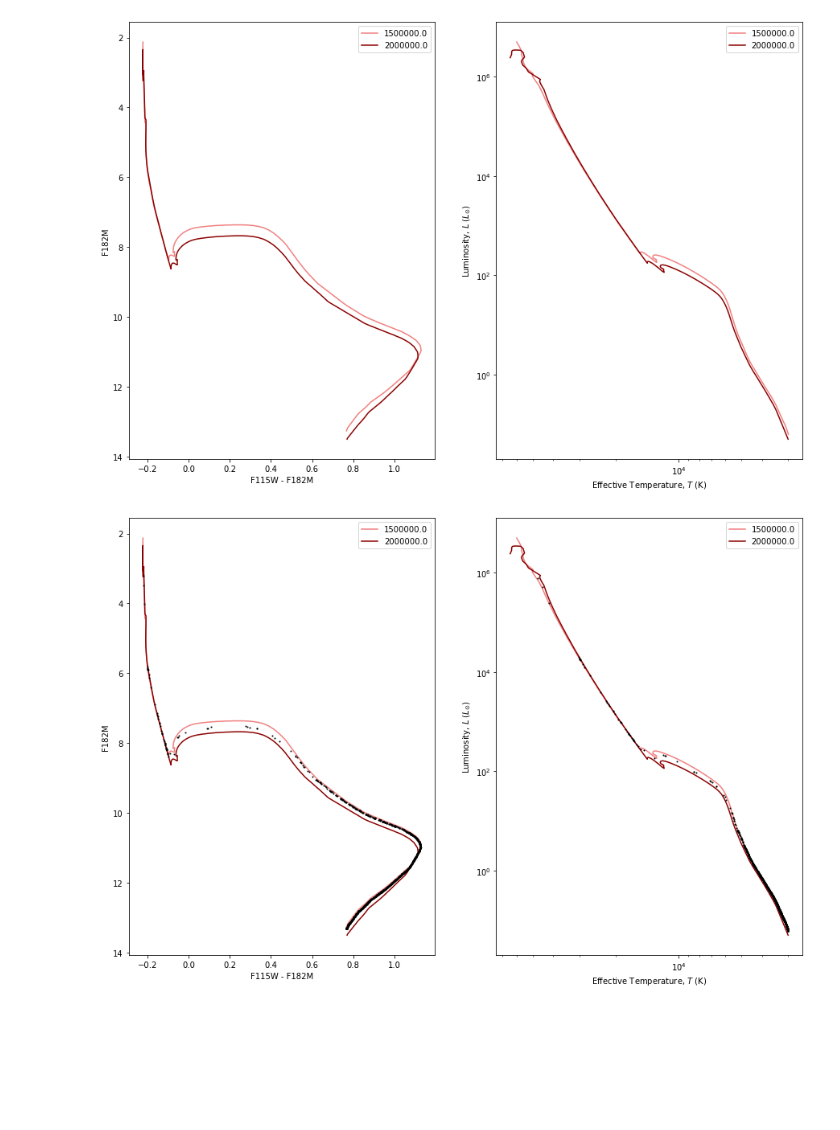
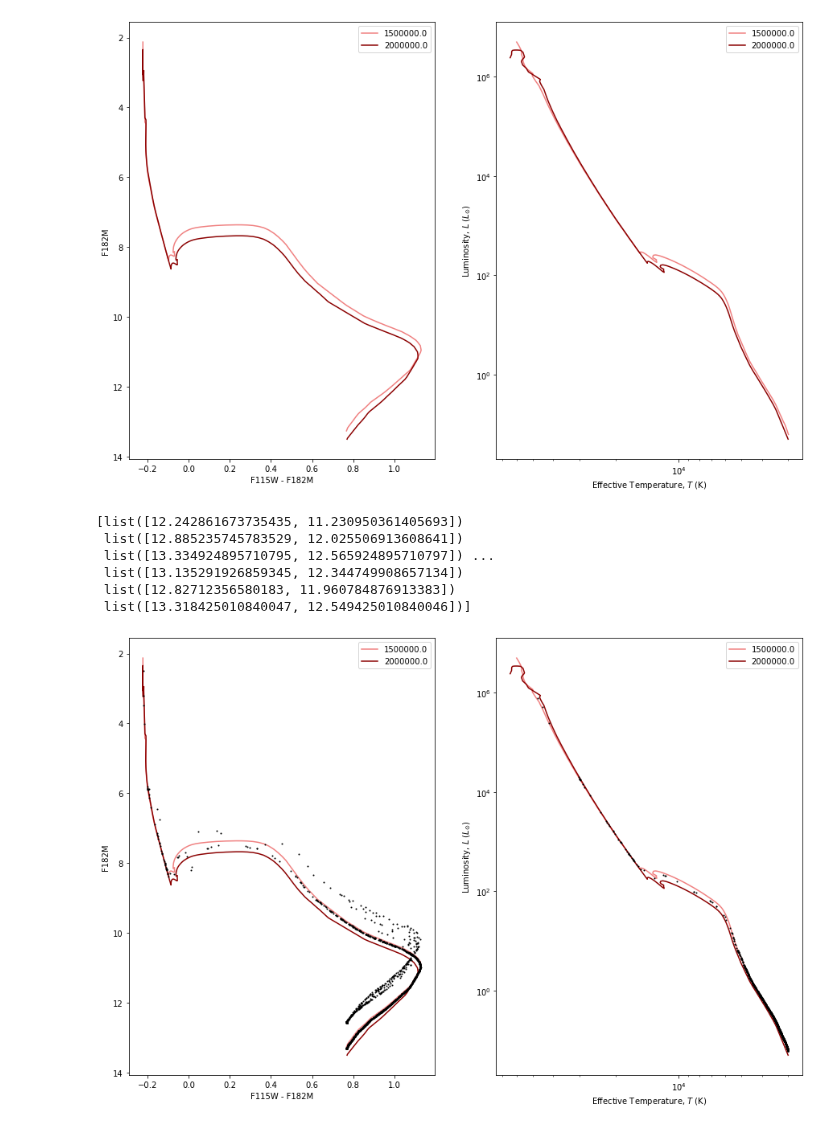
Before and after one commit to zangston/synthetic-cmd-dev, a Jupyter notebook: 11-28/interpolation/multiples/1p6myr-near-inst.ipynb, the cells around one changed output. Cells and saved outputs as stored; diff of their text form; code cells hidden in the pictures; blank space fills up the shorter version.

Commit message:
Generate synthetic CMD for near-instantaneous model with unresolved binaries

```diff
--- a/11-28/interpolation/multiples/1p6myr-near-inst.ipynb
+++ b/11-28/interpolation/multiples/1p6myr-near-inst.ipynb
@@ -193,6 +210,45 @@ for i in range(len(stars)):
     stars[i][0] = stars[i][0] * watts_to_lsun
 
 # print(stars)
+# %%
+# perform interpolation on companion stars
+companions = np.empty(len(compMasses), dtype=object)
+
+for i in range(len(companions)):
+    if (i + first_binary) in skip:
+        continue
+    companions[i] = interpolator.interpolate(level_ages_myr[i + first_binary], compMasses[i], instances, log_age_arr, filters)
+
+for i in range(len(companions)):
+    if (i + first_binary) in skip:
+        continue
+    companions[i][0] = companions[i][0] * watts_to_lsun
+# %%
+# combine magnitudes on binary stars
+unresolved_binaries = np.empty(len(companions), dtype=object)
+
+for i in range(len(companions)):
+    if (i + first_binary) in skip:
+        continue
+
+    flux11 = np.power(10, stars[i + first_binary][3] / -2.5) * 3.6e-8
+    flux21 = np.power(10, companions[i][3] / -2.5) * 3.6e-8
+    mag1 = -2.5 * np.log10((flux11 + flux21) / 3.6e-8)
+
+    flux12 = np.power(10, stars[i + first_binary][4] / -2.5) * 3.6e-8
+    flux22 = np.power(10, companions[i][4] / -2.5) * 3.6e-8
+    mag2 = -2.5 * np.log10((flux12 + flux22) / 3.6e-8)
+
+    unresolved_binaries[i] = [mag1, mag2]
+
+print(unresolved_binaries)
+# %% [output]
+[list([12.242861673735435, 11.230950361405693])
+ list([12.885235745783529, 12.025506913608641])
+ list([13.334924895710795, 12.565924895710797]) ...
+ list([13.135291926859345, 12.344749908657134])
+ list([12.82712356580183, 11.960784876913383])
+ list([13.318425010840047, 12.549425010840046])]
 # %%
 fig, axes = py.subplots(figsize=(15, 10))
 
@@ -219,31 +275,36 @@ py.legend()
 for i in range(len(stars)):
     if i in skip or masses[i] < 0.1:
         continue
     py.plot(stars[i][3] - stars[i][4], stars[i][4], marker='o', markersize=1, color='k')
 
+for i in range(len(unresolved_binaries)):
+    if (i + first_binary) in skip or masses[i] < 0.1:
+        continue
+    py.plot(unresolved_binaries[i][0] - unresolved_binaries[i][1], unresolved_binaries[i][1], marker='o', markersize=1, color='k')
+
 # Plot HR
 py.subplot(1, 2, 2)
 
 for i in range(len(idx_arr)):
     idx = idx_arr[i]
     data_iso_Lsun = instances[idx].points['L'] * watts_to_lsun
     if i == 0:
         py.plot(instances[idx].points['Teff'], data_iso_Lsun, 'lightcoral', label=level_age_arr[i])
     elif i == len(idx_arr) - 1:
         py.plot(instances[idx].points['Teff'], data_iso_Lsun, 'darkred', label=level_age_arr[i])
     else:
         py.plot(instances[idx].points['Teff'], data_iso_Lsun, 'red', label='')
 
 py.xscale('log')
 py.yscale('log')
 py.xlabel('Effective Temperature, $T$ (K)')
 py.ylabel('Luminosity, $L$ ($L_{\odot}$)')
 py.gca().invert_xaxis()
 py.legend()
 
 for i in range(len(stars)):
     if i in skip or masses[i] < 0.1:
         continue
     py.plot(stars[i][1], stars[i][0], marker='o', markersize=1, color='k')
 # %% [output]
-[figure, old version]
+[figure, new version]
```
Also changed, not shown: parts of 4 cells of this notebook.
